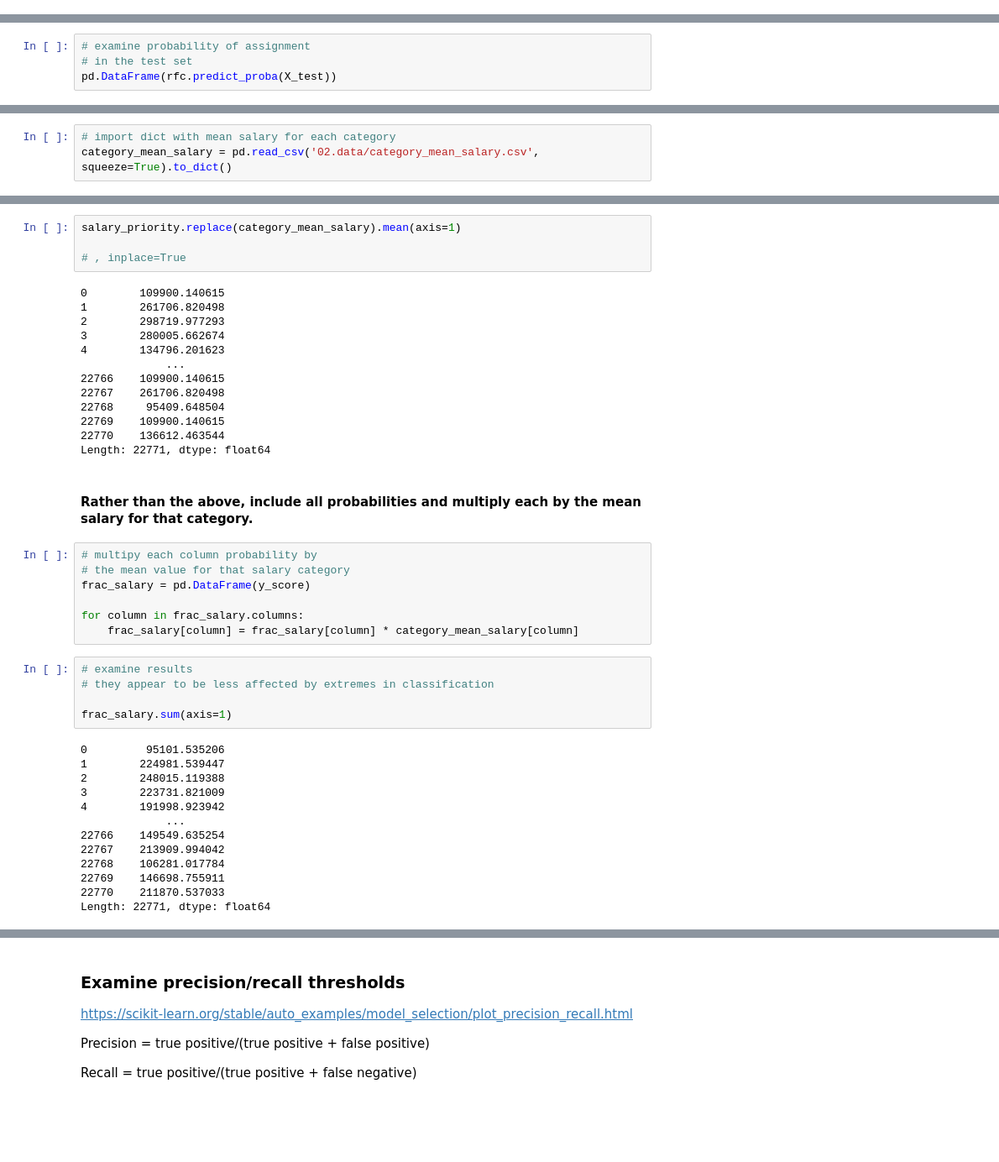
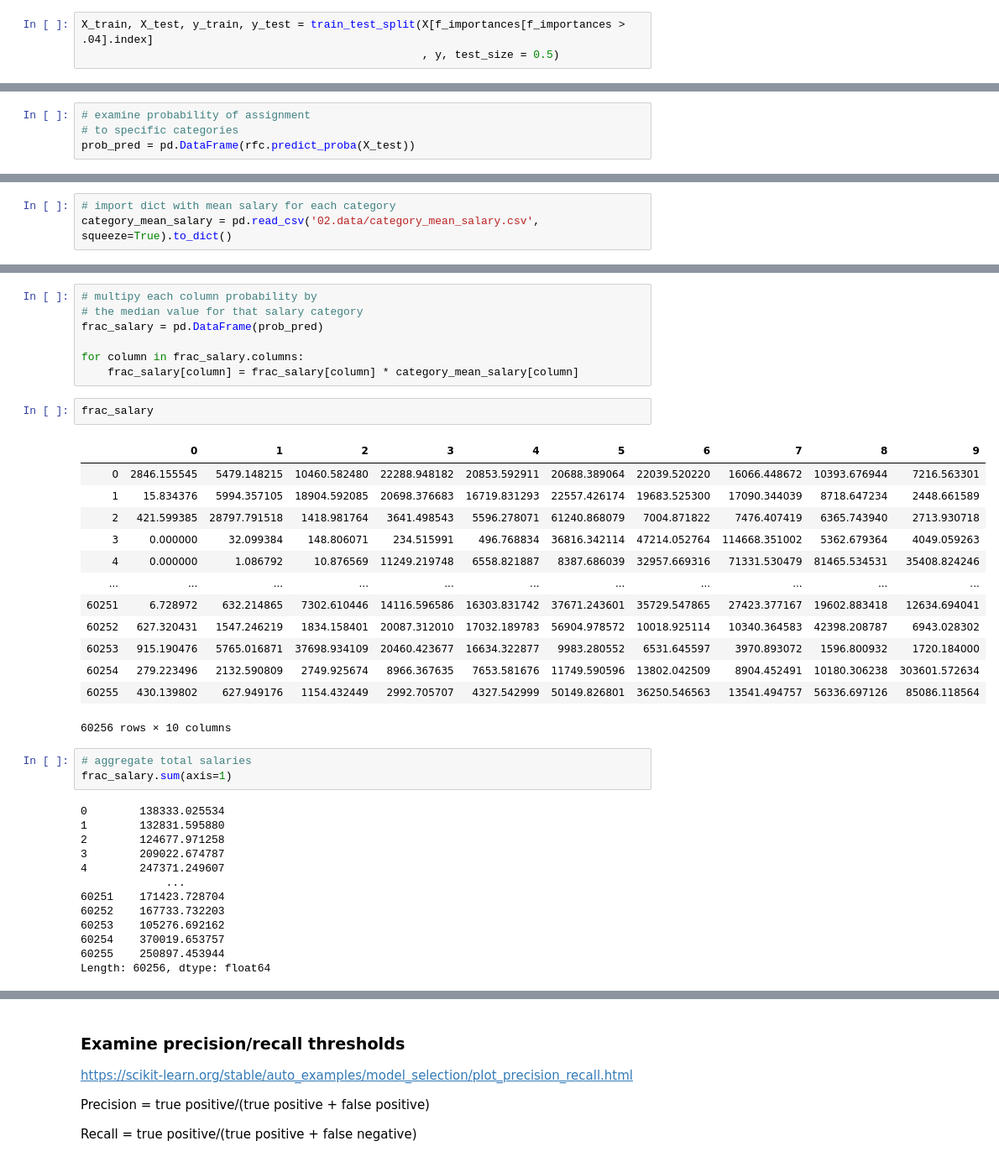
Before and after one commit to mrkjhsn/Not_for_Profit_Compensation_Modeling, a Jupyter notebook: 08.modeling_rfc.ipynb, the cells around one changed output, grey strips where cells are left out. Shown at 84% size. Cells and saved outputs as stored; diff of their text form; blank space fills up the shorter version.

```diff
--- a/08.modeling_rfc.ipynb
+++ b/08.modeling_rfc.ipynb
@@ -207,0 +126,3 @@ f_importances = pd.Series(rfc.feature_importances_,
+# %%
+X_train, X_test, y_train, y_test = train_test_split(X[f_importances[f_importances > .04].index]
+                                                    , y, test_size = 0.5)
@@ -233,4 +216,4 @@ array([2, 9, 7, ..., 2, 4, 1], dtype=int64)
 # %%
 # examine probability of assignment
-# in the test set
-pd.DataFrame(rfc.predict_proba(X_test))
+# to specific categories
+prob_pred = pd.DataFrame(rfc.predict_proba(X_test))
@@ -361,44 +237,39 @@ salary_priority.replace(category_mean_salary)
-# %%
-salary_priority.replace(category_mean_salary).mean(axis=1)
-
-# , inplace=True
-# %% [output]
-0        109900.140615
-1        261706.820498
-2        298719.977293
-3        280005.662674
-4        134796.201623
-             ...
-22766    109900.140615
-22767    261706.820498
-22768     95409.648504
-22769    109900.140615
-22770    136612.463544
-Length: 22771, dtype: float64
-# %% [markdown]
-#### Rather than the above, include all probabilities and multiply each by the mean salary for that category.
 # %%
 # multipy each column probability by
-# the mean value for that salary category
-frac_salary = pd.DataFrame(y_score)
+# the median value for that salary category
+frac_salary = pd.DataFrame(prob_pred)
 
 for column in frac_salary.columns:
     frac_salary[column] = frac_salary[column] * category_mean_salary[column]
-# %%
-# examine results
-# they appear to be less affected by extremes in classification
-
-frac_salary.sum(axis=1)
-# %% [output]
-0         95101.535206
-1        224981.539447
-2        248015.119388
-3        223731.821009
-4        191998.923942
-             ...
-22766    149549.635254
-22767    213909.994042
-22768    106281.017784
-22769    146698.755911
-22770    211870.537033
-Length: 22771, dtype: float64
+# %%
+frac_salary
+# %% [output]
+|  | 0 | 1 | 2 | 3 | 4 | 5 | 6 | 7 | 8 | 9 |
+| 0 | 2846.155545 | 5479.148215 | 10460.582480 | 22288.948182 | 20853.592911 | 20688.389064 | 22039.520220 | 16066.448672 | 10393.676944 | 7216.563301 |
+| 1 | 15.834376 | 5994.357105 | 18904.592085 | 20698.376683 | 16719.831293 | 22557.426174 | 19683.525300 | 17090.344039 | 8718.647234 | 2448.661589 |
+| 2 | 421.599385 | 28797.791518 | 1418.981764 | 3641.498543 | 5596.278071 | 61240.868079 | 7004.871822 | 7476.407419 | 6365.743940 | 2713.930718 |
+| 3 | 0.000000 | 32.099384 | 148.806071 | 234.515991 | 496.768834 | 36816.342114 | 47214.052764 | 114668.351002 | 5362.679364 | 4049.059263 |
+| 4 | 0.000000 | 1.086792 | 10.876569 | 11249.219748 | 6558.821887 | 8387.686039 | 32957.669316 | 71331.530479 | 81465.534531 | 35408.824246 |
+| ... | ... | ... | ... | ... | ... | ... | ... | ... | ... | ... |
+| 60251 | 6.728972 | 632.214865 | 7302.610446 | 14116.596586 | 16303.831742 | 37671.243601 | 35729.547865 | 27423.377167 | 19602.883418 | 12634.694041 |
+| 60252 | 627.320431 | 1547.246219 | 1834.158401 | 20087.312010 | 17032.189783 | 56904.978572 | 10018.925114 | 10340.364583 | 42398.208787 | 6943.028302 |
+| 60253 | 915.190476 | 5765.016871 | 37698.934109 | 20460.423677 | 16634.322877 | 9983.280552 | 6531.645597 | 3970.893072 | 1596.800932 | 1720.184000 |
+| 60254 | 279.223496 | 2132.590809 | 2749.925674 | 8966.367635 | 7653.581676 | 11749.590596 | 13802.042509 | 8904.452491 | 10180.306238 | 303601.572634 |
+| 60255 | 430.139802 | 627.949176 | 1154.432449 | 2992.705707 | 4327.542999 | 50149.826801 | 36250.546563 | 13541.494757 | 56336.697126 | 85086.118564 |
+60256 rows × 10 columns
+# %%
+# aggregate total salaries
+frac_salary.sum(axis=1)
+# %% [output]
+0        138333.025534
+1        132831.595880
+2        124677.971258
+3        209022.674787
+4        247371.249607
+             ...
+60251    171423.728704
+60252    167733.732203
+60253    105276.692162
+60254    370019.653757
+60255    250897.453944
+Length: 60256, dtype: float64
```
Also changed, not shown: parts of 86 cells of this notebook.
